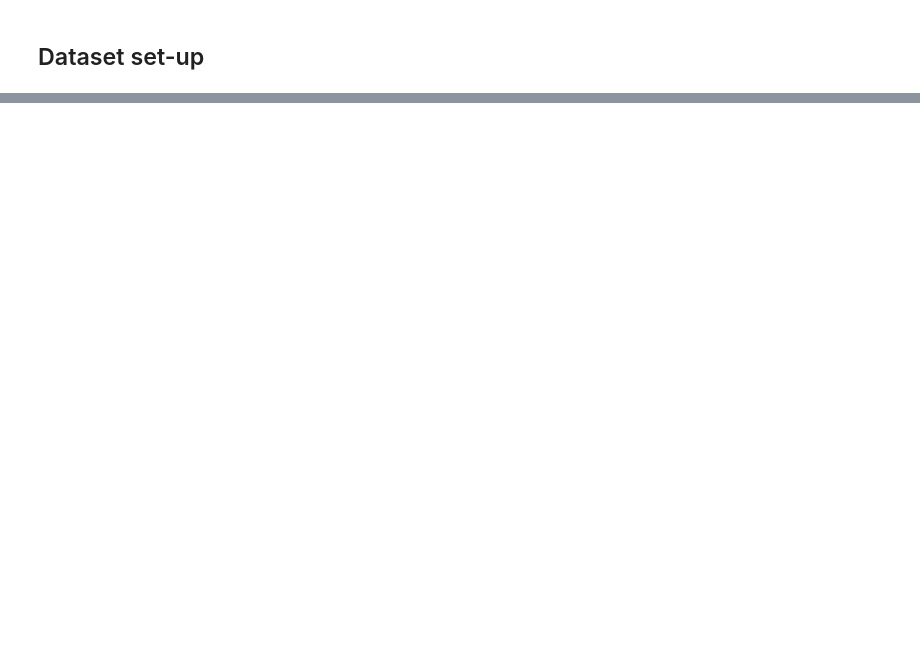
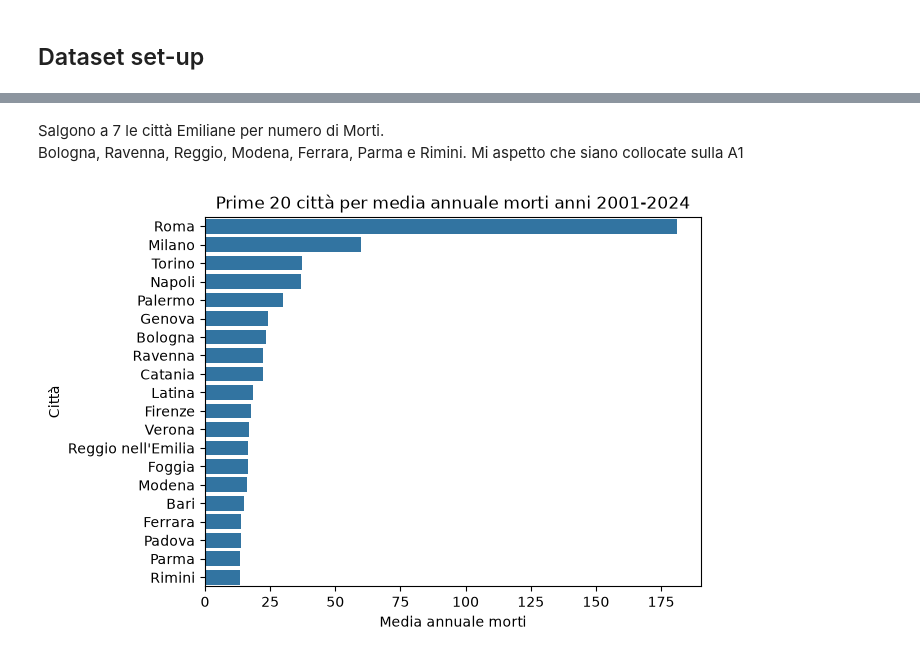
Before and after one commit to giuliocipone-lang/Boolean_capstone_project, a Jupyter notebook: EDA.ipynb, the cells around one changed output, grey strips where cells are left out. Saved outputs shown, nothing was run; the diff lists cells and outputs as text; code cells hidden in the pictures; blank space fills up the shorter version.

```diff
--- a/EDA.ipynb
+++ b/EDA.ipynb
@@ -178,0 +105,11 @@ df_filtered.groupby('Codice Comune', as_index=False)[['Popolazione','Incidentix1
+# %% [markdown]
+Salgono a 7 le città Emiliane per numero di Morti. <br>
+Bologna, Ravenna, Reggio, Modena, Ferrara, Parma e Rimini. Mi aspetto che siano collocate sulla A1
+# %%
+df.groupby(['Nome Comune', 'Codice Comune'], as_index=False)['Morti'].mean().sort_values('Morti', ascending=False).head(20)
+sns.barplot(x='Morti', y='Nome Comune', data=df.groupby(['Nome Comune', 'Codice Comune'], as_index=False)['Morti'].mean().sort_values('Morti', ascending=False).head(20)).set(
+title='Prime 20 città per media annuale morti anni 2001-2024',
+xlabel='Media annuale morti',
+ylabel='Città');
+# %% [output]
+[figure, added]
```
Also changed, not shown: parts of 40 cells of this notebook, 1 other file.
